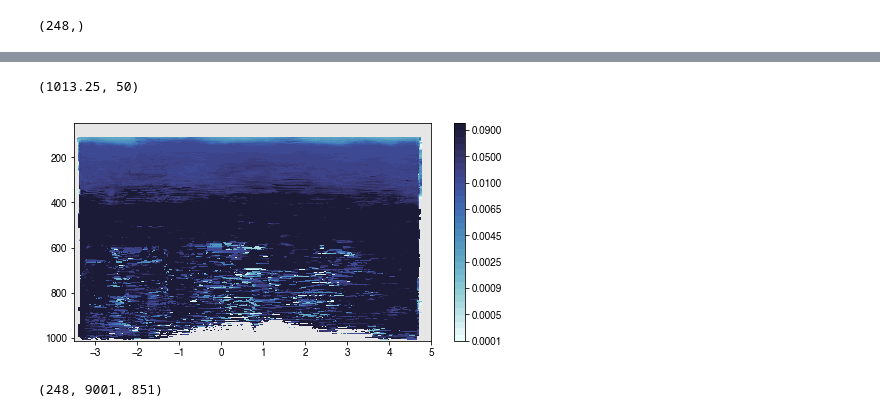
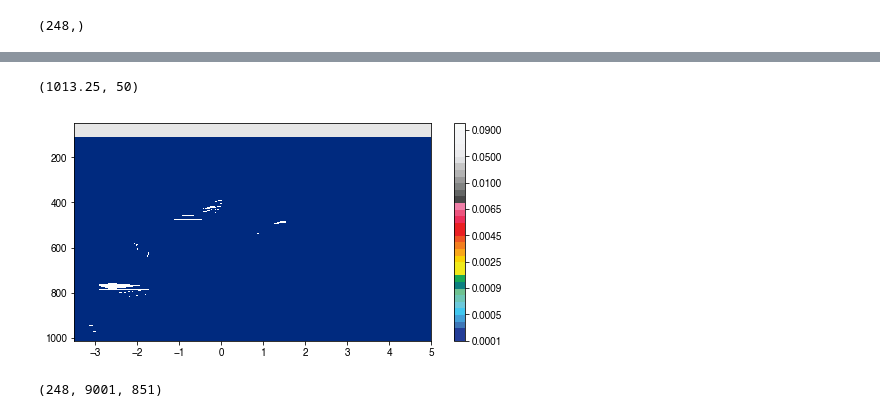
Before and after one commit to bairdlangenbrunner/indonesia-analysis, a Jupyter notebook: cloud-analysis/notebook-files/interpolating_and_averaging_equivalent_tracks.ipynb, the cells around one changed output, grey strips where cells are left out. Drawn from its saved outputs; the diff is of its cells as text; code cells hidden in the pictures.

```diff
--- a/cloud-analysis/notebook-files/interpolating_and_averaging_equivalent_tracks.ipynb
+++ b/cloud-analysis/notebook-files/interpolating_and_averaging_equivalent_tracks.ipynb
@@ -18,5 +18,5 @@ import scipy.stats
 et_npy_file_list = sorted(glob.glob('CAL_LID_L2_05kmCPro-Standard-V4-10*'))
 # %%
 # open first collection
-f = -1
+f = 3
 et_file_list = numpy.load(et_npy_file_list[f])
@@ -237,24 +319,19 @@ ax.set_ylim(1013.25,50)
 # %%
 z = gdal_tbc_data_subset.ravel()
-
 x = lat_2d.ravel()
 #x = x[~numpy.isnan(z)]
-
 y = p_data_subset.ravel()
 #y = y[~numpy.isnan(z)]
-
 #z = z[~numpy.isnan(z)]
 
-
-xnew = numpy.arange(-5,7.01,0.01)
-ynew = numpy.arange(113.25,1013.251,0.1)
+xnew = numpy.arange(-5,7.01,0.04)
+ynew = numpy.arange(113.25,1013.251,0.3)
 
 znew = scipy.interpolate.griddata((x,y),z, (xnew[None,:],ynew[:,None]), method='linear')
 
 fig = mp.figure(figsize=(8,4))
-
 ax = fig.add_subplot(111)
-plot = ax.pcolormesh(xnew,ynew,znew, norm=norm, cmap=cmap_partial)
+plot = ax.pcolormesh(xnew,ynew,znew, norm=norm, cmap=calipso_colormap)
 
 fig.colorbar(plot)
 
@@ -282,7 +355,7 @@ nsteps = et_file_list.size
 interpolated_fields = numpy.zeros((nsteps, ynew.size, xnew.size))
 
 #for file in [et_file_list[0]]:
-for f_idx in range(nsteps):#[1,2,3]:#range(et_file_list.size):
+for f_idx in range(10):#range(nsteps):#[1,2,3]:#range(et_file_list.size):
 
     file = et_file_list[f_idx]
     print(file)
@@ -311,9 +384,14 @@ for f_idx in range(nsteps):#[1,2,3]:#range(et_file_list.size):
     gdal_tbc_data[gdal_tbc_data<0] = numpy.nan
 
     # crop stuff according to the geom_crop specification
-    lon_crop,lat_crop = track_geom_crop.coords.xy
-    lat_crop = numpy.array(lat_crop)
-    lon_crop = numpy.array(lon_crop)
+    if type(track_geom_crop)==shapely.geometry.linestring.LineString:
+        lon_crop,lat_crop = track_geom_crop.coords.xy
+        lat_crop = numpy.array(lat_crop)
+        lon_crop = numpy.array(lon_crop)
+    elif type(track_geom_crop)==shapely.geometry.multilinestring.MultiLineString:
+        #collect all x coords into array
+        lon_crop = numpy.hstack( [linestring.coords.xy[0] for linestring in list(track_geom_crop)] )
+        lat_crop = numpy.hstack( [linestring.coords.xy[1] for linestring in list(track_geom_crop)] )
 
     # get plaes where the crop is
     lon_left = lon_crop[0]
@@ -361,0 +427,4 @@ mean = numpy.nanmean(interpolated_fields, axis=0)
+# %%
+interpolated_fields_gt05 = numpy.copy(interpolated_fields)
+interpolated_fields_gt05[interpolated_fields<0.05] = numpy.nan
+mean = numpy.nanmean(interpolated_fields_gt05, axis=0)
@@ -362,13 +438,13 @@ mean = numpy.nanmean(interpolated_fields, axis=0)
 # %%
 fig = mp.figure(figsize=(8,4))
 ax = fig.add_subplot(111)
-plot = ax.pcolormesh(xnew,ynew,mean, norm=norm, cmap=cmap_partial)
+plot = ax.pcolormesh(xnew,ynew,mean,norm=norm,cmap=calipso_colormap)
 fig.colorbar(plot)
 ax.set_facecolor('0.9')
 ax.set_ylim(1013.25,50)
 # %% [output]
 (1013.25, 50)
-[figure, old version]
+[figure, new version]
 # %%
 interpolated_fields.shape
 # %% [output]
```
Also changed, not shown: parts of 19 cells of this notebook, 10 other files.
